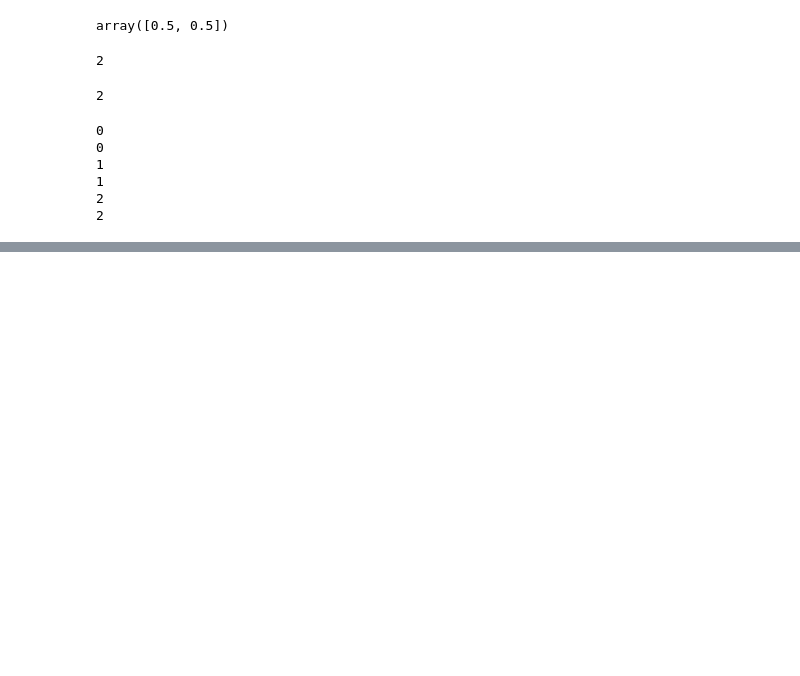
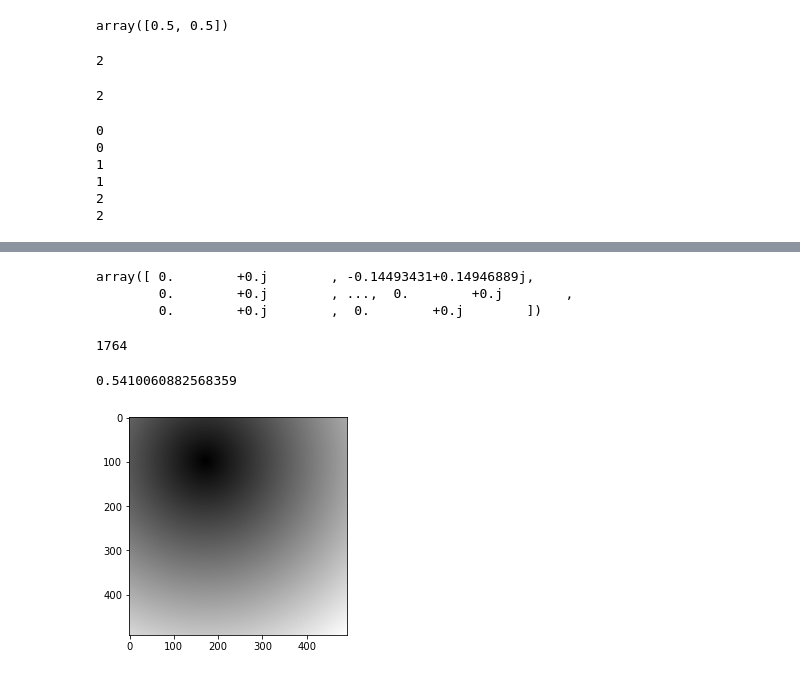
Before and after one commit to begichev/OpticalConstantsTBG, a Jupyter notebook: DispersionCurves.ipynb, the cells around one changed output, grey strips where cells are left out. Saved outputs shown, nothing was run; the diff lists cells and outputs as text; code cells hidden in the pictures; blank space fills up the shorter version.

```diff
--- a/DispersionCurves.ipynb
+++ b/DispersionCurves.ipynb
@@ -370,0 +529,20 @@ for i in range(nx):
+# %%
+hamiltonian[0]
+# %% [output]
+array([ 0.        +0.j        , -0.14493431+0.14946889j,
+        0.        +0.j        , ...,  0.        +0.j        ,
+        0.        +0.j        ,  0.        +0.j        ])
+# %%
+np.count_nonzero(hamiltonian)
+# %% [output]
+1764
+# %%
+import time
+
+start = time.time()
+eigenenergies, eigenfunctions = np.linalg.eigh(hamiltonian)
+real_eigenenergies = np.real(eigenenergies)
+end = time.time()
+print(end - start)
+# %% [output]
+0.5410060882568359
@@ -370,0 +555,13 @@ for i in range(nx):
+# %%
+x = np.linspace(-10, 10, 491)
+y = np.linspace(-10, 10, 491)
+x, y = np.meshgrid(x, y)
+x_0 = -3
+y_0 = -6
+mask = np.sqrt((x-x_0)**2+(y-y_0)**2)
+# %%
+import matplotlib.pyplot as plt
+maskimg = plt.imshow(mask,cmap="gray")
+plt.show()
+# %% [output]
+[figure, added]
```
Also changed, not shown: parts of 29 cells of this notebook, 59 other files.
